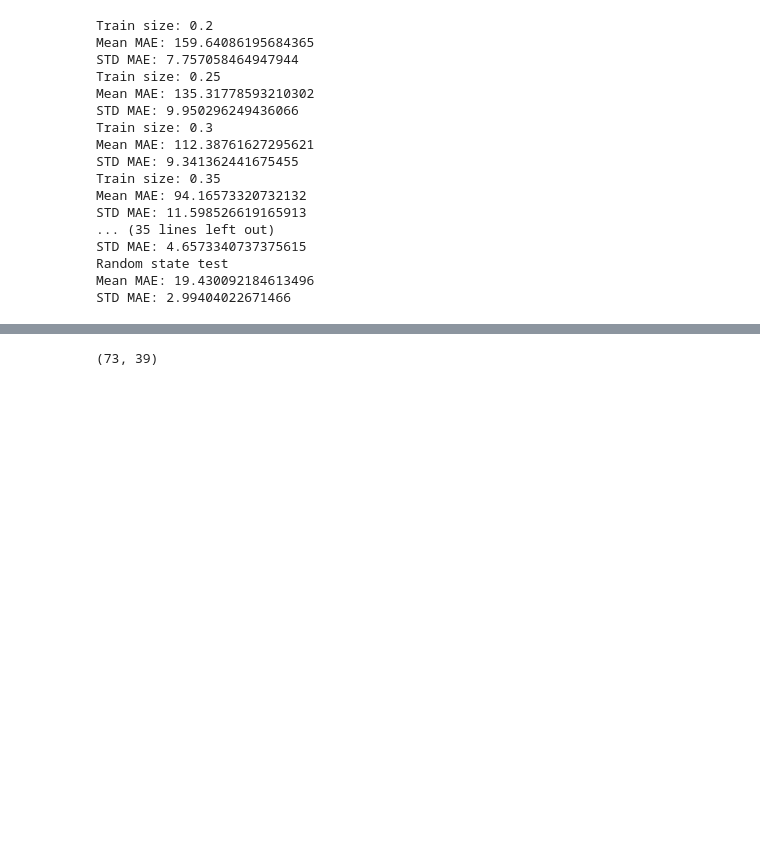
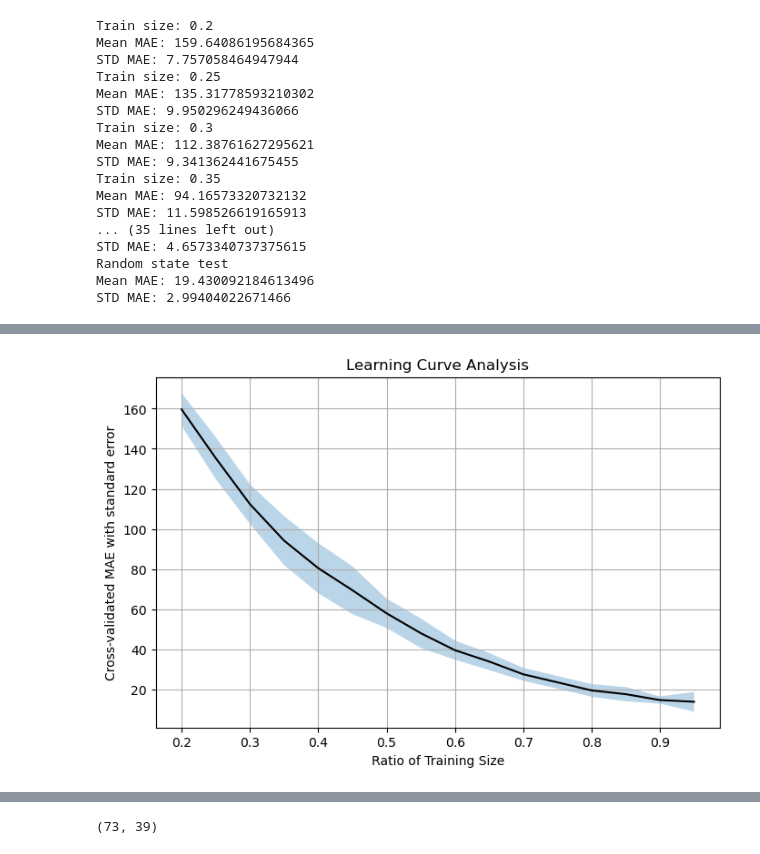
Before and after one commit to MADS696ss25group4/milestone2, a Jupyter notebook: Supervised_Models copy.ipynb, the cells around one changed output, grey strips where cells are left out. Cells and saved outputs as stored; diff of their text form; code cells hidden in the pictures; blank space fills up the shorter version.

Commit message:
Added learning curve plot

```diff
--- a/Supervised_Models copy.ipynb
+++ b/Supervised_Models copy.ipynb
@@ -1125,3 +1124,8 @@ STD MAE: 4.6573340737375615
 Random state test
 Mean MAE: 19.430092184613496
 STD MAE: 2.99404022671466
+# %%
+df_learning = pd.DataFrame(learning_curves,
+    columns=['train_size', 'random_state', 'MAE'],
+    )
+df_learning
@@ -1127,0 +1146,7 @@ STD MAE: 2.99404022671466
+# %%
+df_learning_curves = df_learning.groupby('train_size').agg(
+    mean_mae = ('MAE', 'mean'),
+    std_mae = ('MAE', 'std')
+).reset_index()
+
+df_learning_curves
@@ -1128,3 +1171,19 @@ STD MAE: 2.99404022671466
+# %%
+plt.figure(figsize=(8, 5))
+plt.plot(df_learning_curves['train_size'],
+         df_learning_curves['mean_mae'],
+         color='k')
+plt.fill_between(df_learning_curves['train_size'],
+                 df_learning_curves['mean_mae']-df_learning_curves['std_mae'].abs(),
+                 df_learning_curves['mean_mae']+df_learning_curves['std_mae'].abs(),
+                 alpha=0.3)
+plt.xlabel('Ratio of Training Size')
+plt.ylabel('Cross-validated MAE with standard error')
+plt.title('Learning Curve Analysis')
+plt.grid(True)
+plt.show()
+# %% [output]
+[figure, added]
 # %%
 drop_list = [
     [
```
Also changed, not shown: parts of 3 cells of this notebook.
